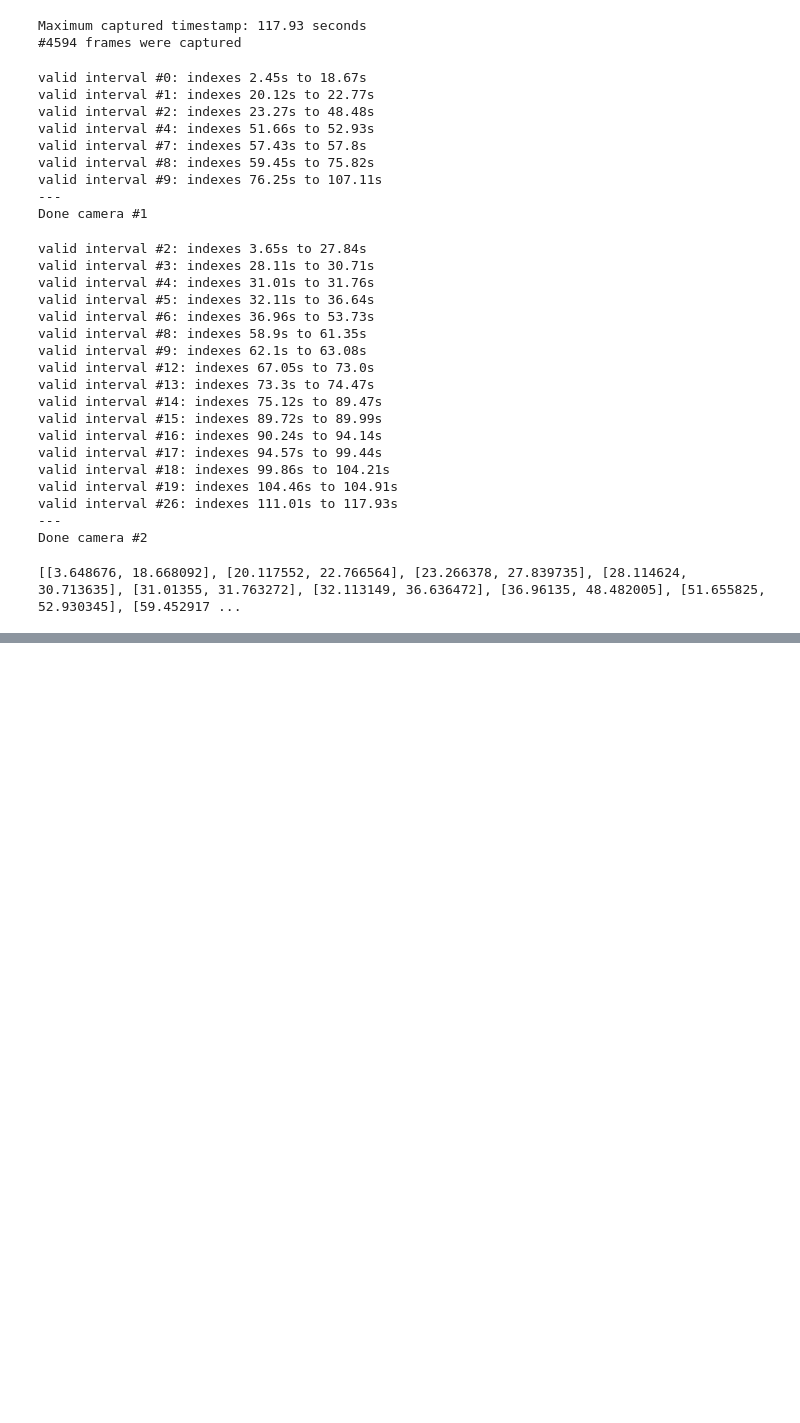
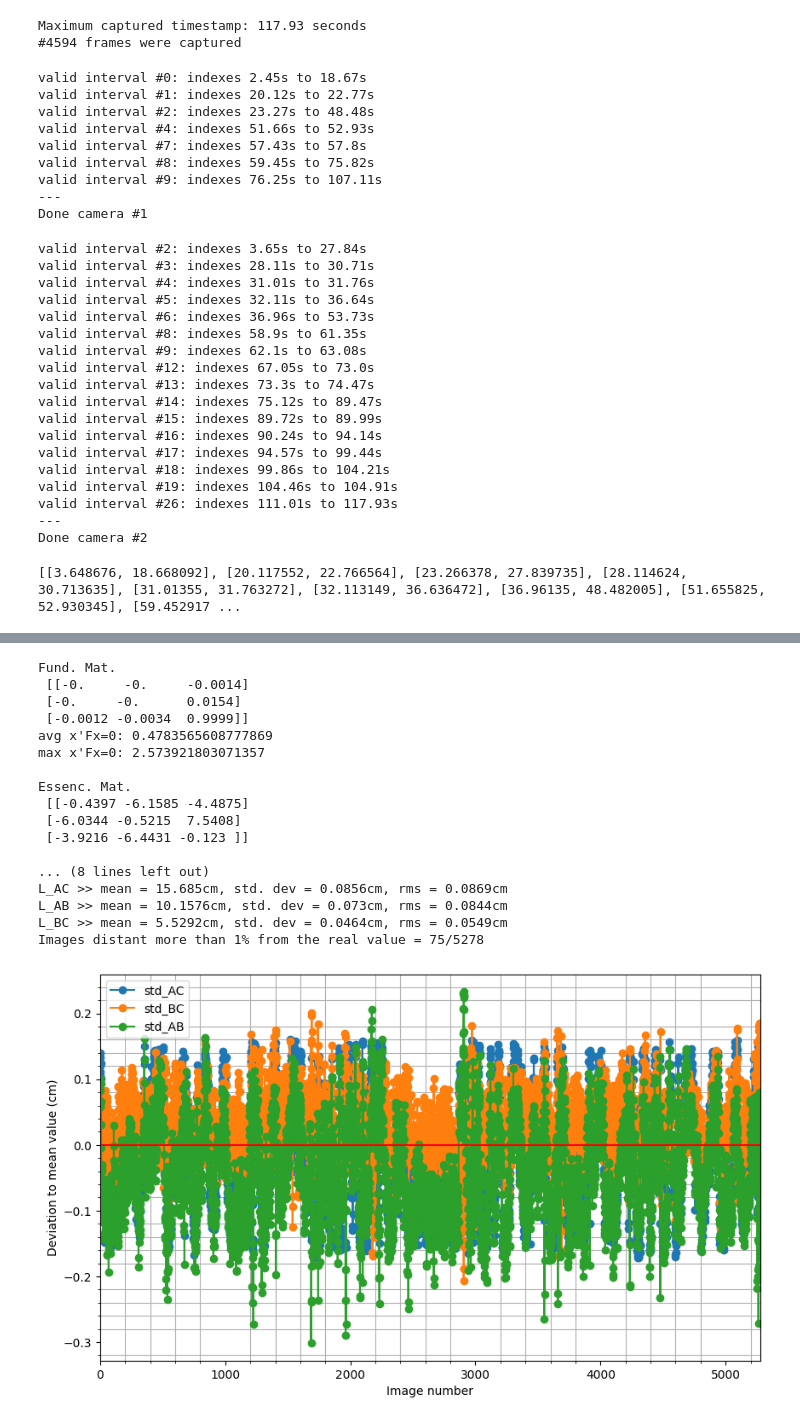
Before and after one commit to debOliveira/MoCapRasp, a Jupyter notebook: central/debug.ipynb, the cells around one changed output, grey strips where cells are left out. Drawn from its saved outputs; the diff is of its cells as text; code cells hidden in the pictures; blank space fills up the shorter version.

```diff
--- a/central/debug.ipynb
+++ b/central/debug.ipynb
@@ -356,0 +359,80 @@ Images distant more than 1% from the real value = 1094/3208
+# %%
+centroids1,centroids2=np.delete(centroids1,false_idx,axis=0),np.delete(centroids2,false_idx,axis=0)
+# get fundamental and essential matrices
+F,_ = estimateFundMatrix_8norm(np.array(centroids1),np.array(centroids2))
+E = np.matmul(cameraMatrix_cam2.T, np.matmul(F, cameraMatrix_cam1))
+print("\nEssenc. Mat.\n", E.round(4))
+# decompose to rotation and translation between cameras
+R, t = decomposeEssentialMat(E, cameraMatrix_cam1, cameraMatrix_cam2, np.array(centroids1), np.array(centroids2))
+if np.any(np.isnan(R)): print('no valid rotation matrix')
+else:
+    print("\nRot. Mat.\n", R.round(4))
+    print("\nTrans. Mat.\n", t.round(4))
+P1,P2 = np.hstack((cameraMatrix_cam1, [[0.], [0.], [0.]])),np.matmul(cameraMatrix_cam2, np.hstack((R, t.T)))
+projPt1,projPt2 = myProjectionPoints(np.array(centroids1)),myProjectionPoints(np.array(centroids2))
+points4d = triangulatePoints(P1.astype(float),P2.astype(float),projPt1.astype(float),projPt2.astype(float))
+points3d = (points4d[:3, :]/points4d[3, :]).T
+if points3d[0, 2] < 0: points3d = -points3d
+tot,L_real_AC,L_real_AB,L_real_BC,L_AC_vec,L_BC_vec,L_AB_vec,k,false_idx = 0,15.7,10.2,5.5,[],[],[],0,[]
+# compute sdt deviation and plot beautiful stuff
+for [A, B, C] in points3d.reshape([-1, 3, 3]):
+    L_rec_AC,L_rec_BC,L_rec_AB = np.linalg.norm(A-C),np.linalg.norm(B-C),np.linalg.norm(A-B)
+    if L_rec_AB<L_rec_BC: L_rec_AB,L_rec_BC=L_rec_BC,L_rec_AB
+    tot = tot + L_real_AC/L_rec_AC + L_real_BC/L_rec_BC + L_real_AB/L_rec_AB
+    k = k + 3
+    lamb = tot/k
+    L_AC_vec.append(L_rec_AC)
+    L_BC_vec.append(L_rec_BC)
+    L_AB_vec.append(L_rec_AB)
+print('Scale between real world and triang. point cloud is: ', lamb.round(2))
+print('L_AC >> mean = ' + str((np.mean(L_AC_vec)*lamb).round(4)) +
+    "cm, std. dev = " + str((np.std(L_AC_vec)*lamb).round(4)) +
+    "cm, rms = " + str((np.sqrt(np.mean(np.square(np.array(L_AC_vec)*lamb-L_real_AC)))).round(4)) + "cm")
+print('L_AB >> mean = ' + str((np.mean(L_AB_vec)*lamb).round(4)) +
+    "cm, std. dev = " + str((np.std(L_AB_vec)*lamb).round(4)) +
+    "cm, rms = " + str((np.sqrt(np.mean(np.square(np.array(L_AB_vec)*lamb-L_real_AB)))).round(4)) + "cm")
+print('L_BC >> mean = ' + str((np.mean(L_BC_vec)*lamb).round(4)) +
+    "cm, std. dev = " + str((np.std(L_BC_vec)*lamb).round(4)) +
+    "cm, rms = " + str((np.sqrt(np.mean(np.square(np.array(L_BC_vec)*lamb-L_real_BC)))).round(4)) + "cm")
+fig = plt.figure(figsize=(10, 6), dpi=100)
+L_AC_vec_plot,L_BC_vec_plot,L_AB_vec_plot = np.array(L_AC_vec)*lamb - L_real_AC,np.array(L_BC_vec)*lamb - L_real_BC,np.array(L_AB_vec)*lamb - L_real_AB
+plt.plot(L_AC_vec_plot, '-o', label="std_AC")
+plt.plot(L_BC_vec_plot, '-o', label="std_BC")
+plt.plot(L_AB_vec_plot, '-o', label="std_AB")
+plt.axhline(y=0.0, color='r', linestyle='-')
+plt.grid()
+#plt.axvline(x=853, c='r', linestyle='--', label="image 960")
+plt.xlabel("Image number")
+plt.ylabel("Deviation to mean value (cm)")
+plt.legend()
+ax = fig.axes
+ax[0].minorticks_on()
+plt.grid(which='both')
+plt.xlim(0,len(L_AC_vec)-1)
+points3d_new,i= points3d*lamb,0
+for [A, B, C] in points3d_new.reshape([-1, 3, 3]):
+    L_reconst = np.sqrt(np.sum((A-C)**2, axis=0))
+    valid = abs(L_real_AC-L_reconst)/L_real_AC < 0.01
+    if not valid: i = i + 1
+print("Images distant more than 1% from the real value = " + str(i)+'/'+str(int(points3d.shape[0]/3)))
+plt.draw()
+plt.show()
+# %% [output]
+Fund. Mat.
+ [[-0.     -0.     -0.0014]
+ [-0.     -0.      0.0154]
+ [-0.0012 -0.0034  0.9999]]
+avg x'Fx=0: 0.4783565608777869
+max x'Fx=0: 2.573921803071357
+
+Essenc. Mat.
+ [[-0.4397 -6.1585 -4.4875]
+ [-6.0344 -0.5215  7.5408]
+ [-3.9216 -6.4431 -0.123 ]]
+
+... (8 lines left out)
+L_AC >> mean = 15.685cm, std. dev = 0.0856cm, rms = 0.0869cm
+L_AB >> mean = 10.1576cm, std. dev = 0.073cm, rms = 0.0844cm
+L_BC >> mean = 5.5292cm, std. dev = 0.0464cm, rms = 0.0549cm
+Images distant more than 1% from the real value = 75/5278
+[figure, added]
```
Also changed, not shown: parts of 4 cells of this notebook.
